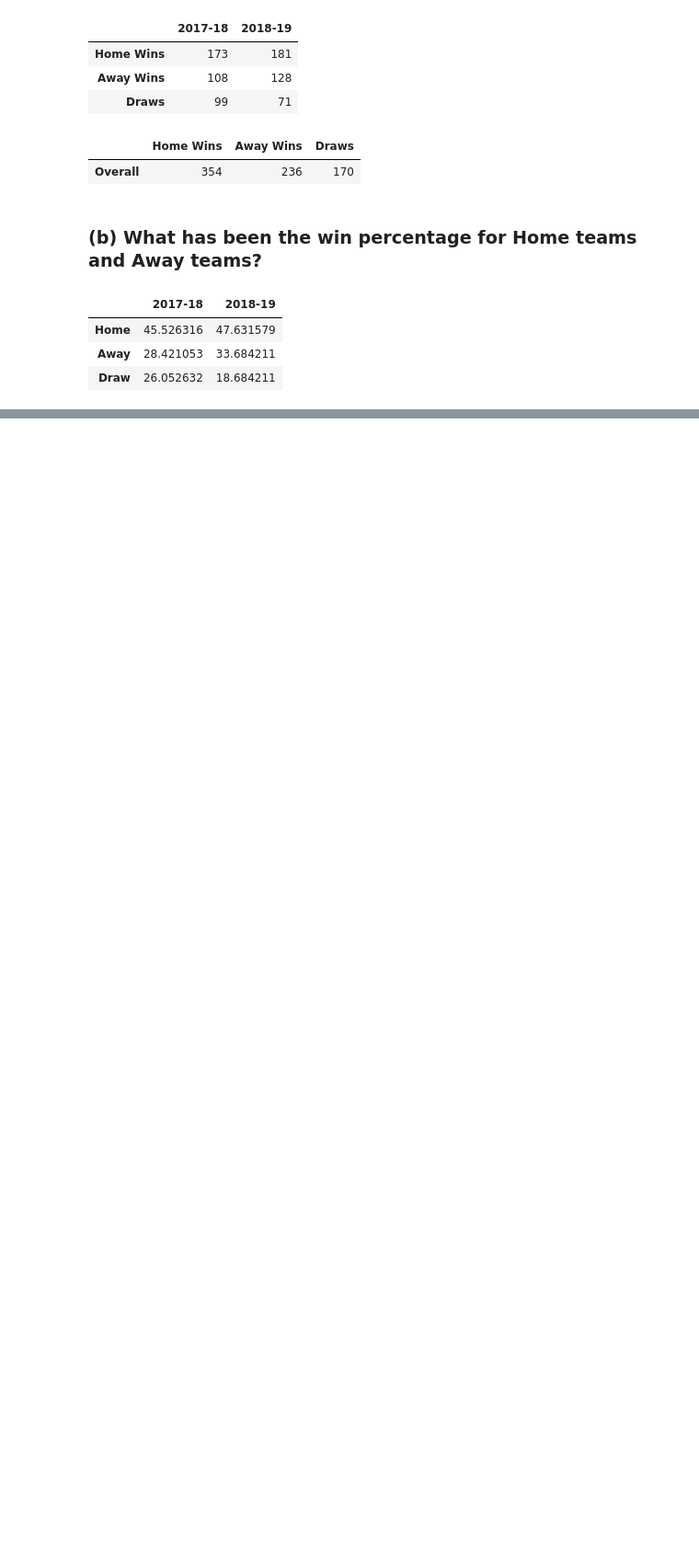
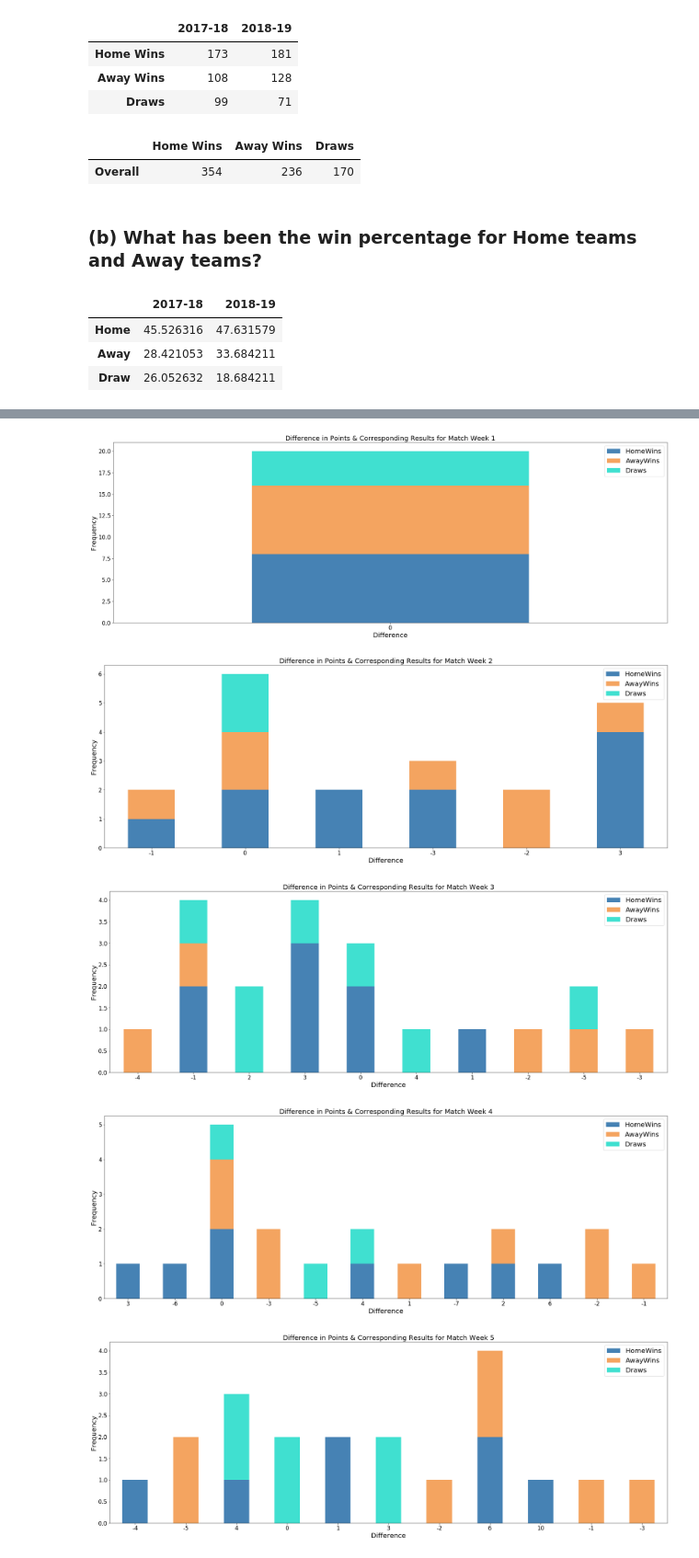
Before and after one commit to itsbhardwaj/Football-Analysis, a Jupyter notebook: MyFootball/Football Analysis.ipynb, the cells around one changed output, grey strips where cells are left out. Shown at 92% size. Cells and saved outputs as stored; diff of their text form; code cells hidden in the pictures; blank space fills up the shorter version.

```diff
--- a/MyFootball/Football Analysis.ipynb
+++ b/MyFootball/Football Analysis.ipynb
@@ -284,0 +602,41 @@ resultProp
+# %%
+mw_dist = {}
+
+for mw in points_diff.keys():
+    differences = {}
+    for diff in points_diff[mw].keys():
+        homewins = 0
+        awaywins = 0
+        draws = 0
+        results = [0,0,0]
+
+        for result in points_diff[mw][diff]:
+            matches = len(points_diff[mw][diff])
+            if result == 'HW':
+                homewins += 1
+            elif result == 'AW':
+                awaywins += 1
+            else:
+                draws += 1
+
+        differences[diff] = [homewins, awaywins, draws]
+    mw_dist[mw] = differences
+# %%
+for i in range(1,39):
+    df = pd.DataFrame(mw_dist[i], index=['HomeWins', 'AwayWins', 'Draws'])
+
+    #Plotting above dataframe
+    df.T.plot(kind='bar', stacked = True, figsize=[30,10], color = ['steelblue','sandybrown', 'turquoise'])
+    plt.legend(loc=1,prop={'size':20})
+    plt.title('Difference in Points & Corresponding Results for Match Week ' + str(i), size = 20)
+    plt.xlabel('Difference', size =20)
+    plt.ylabel('Frequency', size =20)
+    plt.xticks(rotation=0)
+    plt.tick_params(axis='both', which='major', labelsize=17)
+    plt.tick_params(axis='both', which='minor', labelsize=17)
+# %% [output]
+[figure, added]
+[figure, added]
+[figure, added]
+[figure, added]
+[figure, added]
```
Also changed, not shown: parts of 20 cells of this notebook, 3 other files.
